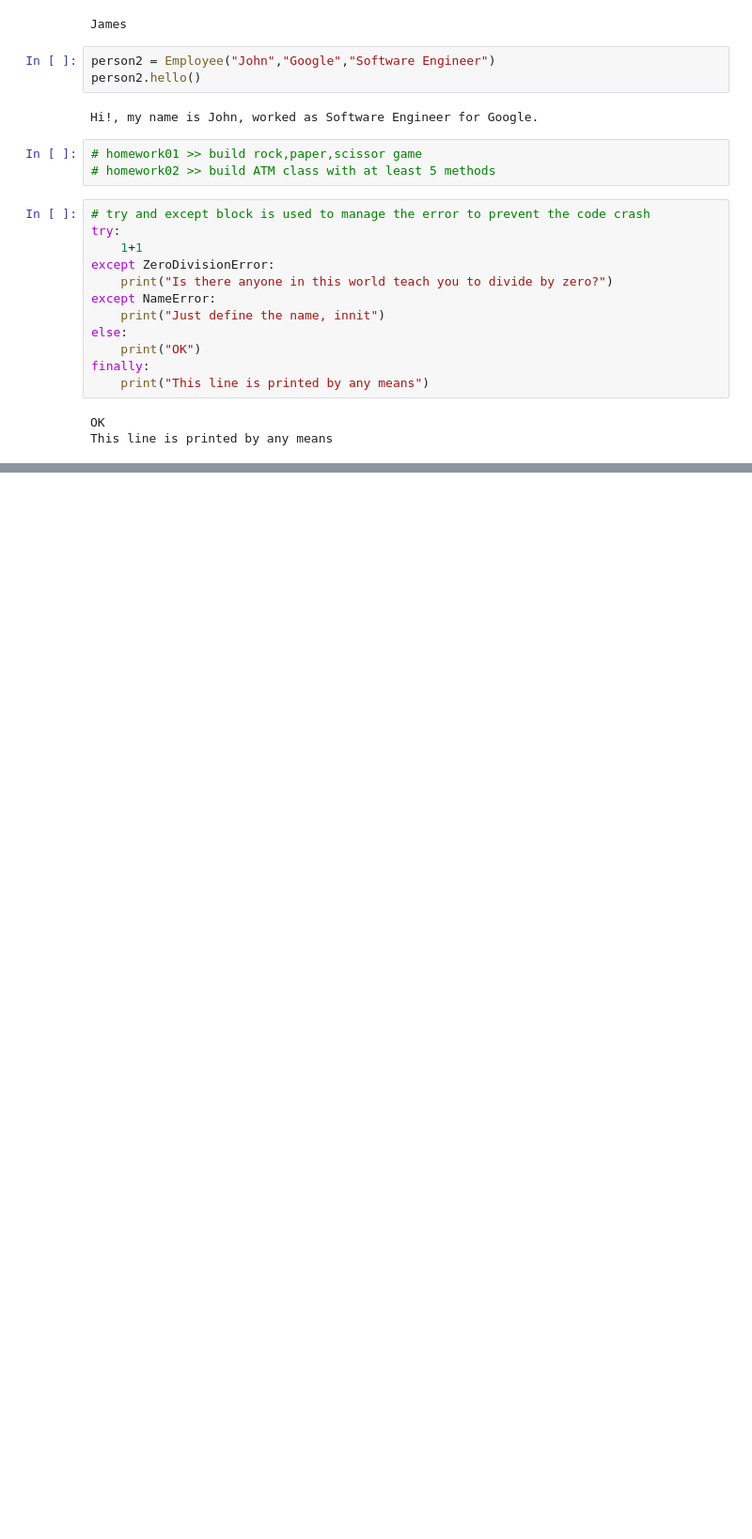
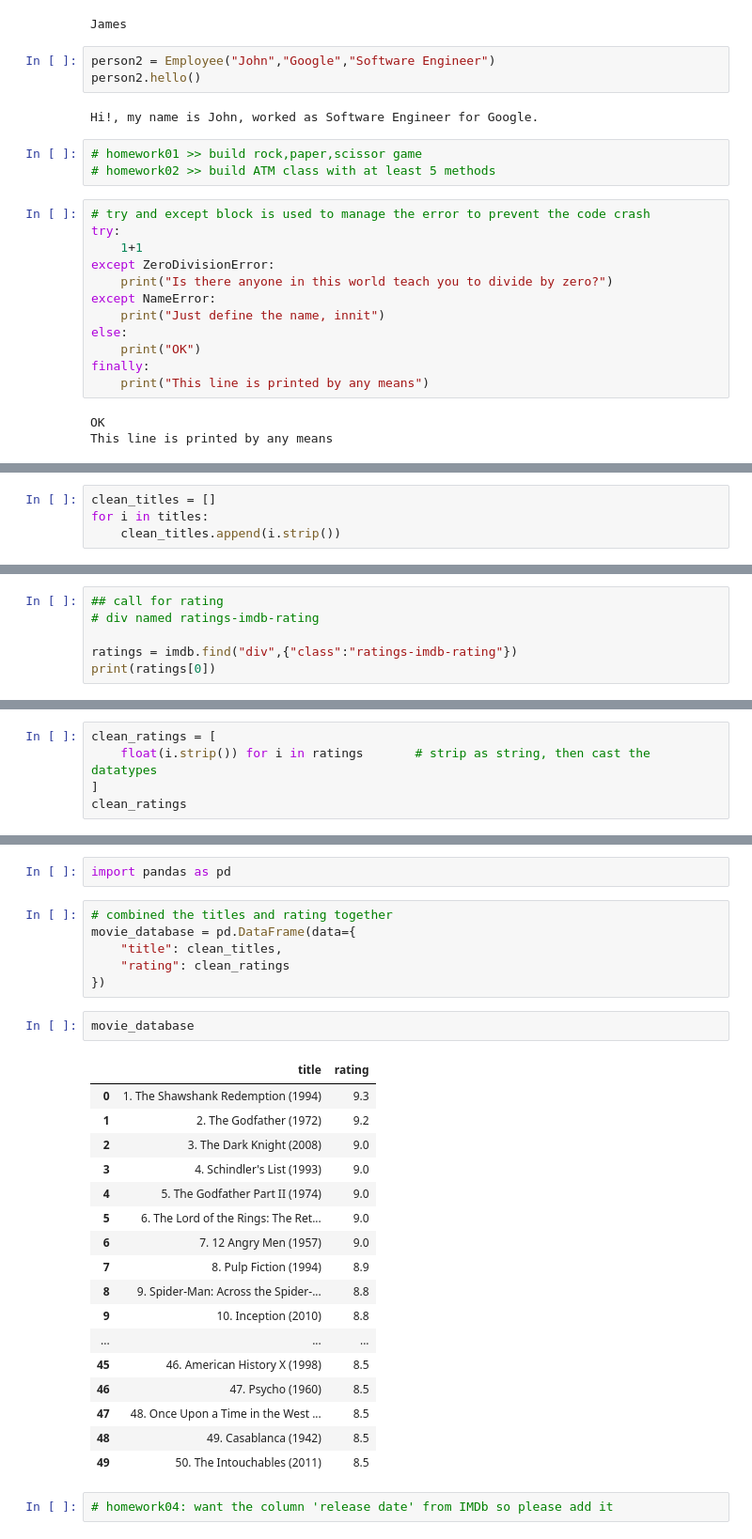
Before and after one commit to gamegtboyz/dtrk_python, a Jupyter notebook: nb_essentialpyfordataanalyst.ipynb, the cells around one changed output, grey strips where cells are left out. Shown at 94% size. Cells and saved outputs as stored; diff of their text form; blank space fills up the shorter version.

```diff
--- a/nb_essentialpyfordataanalyst.ipynb
+++ b/nb_essentialpyfordataanalyst.ipynb
@@ -215,0 +492,4 @@ This line is printed by any means
+# %%
+clean_titles = []
+for i in titles:
+    clean_titles.append(i.strip())
@@ -215,0 +541,6 @@ This line is printed by any means
+# %%
+## call for rating
+# div named ratings-imdb-rating
+
+ratings = imdb.find("div",{"class":"ratings-imdb-rating"})
+print(ratings[0])
@@ -215,0 +552,5 @@ This line is printed by any means
+# %%
+clean_ratings = [
+    float(i.strip()) for i in ratings       # strip as string, then cast the datatypes
+]
+clean_ratings
@@ -215,0 +575,30 @@ This line is printed by any means
+# %%
+import pandas as pd
+# %%
+# combined the titles and rating together
+movie_database = pd.DataFrame(data={
+    "title": clean_titles,
+    "rating": clean_ratings
+})
+# %%
+movie_database
+# %% [output]
+|  | title | rating |
+| 0 | 1. The Shawshank Redemption (1994) | 9.3 |
+| 1 | 2. The Godfather (1972) | 9.2 |
+| 2 | 3. The Dark Knight (2008) | 9.0 |
+| 3 | 4. Schindler's List (1993) | 9.0 |
+| 4 | 5. The Godfather Part II (1974) | 9.0 |
+| 5 | 6. The Lord of the Rings: The Ret... | 9.0 |
+| 6 | 7. 12 Angry Men (1957) | 9.0 |
+| 7 | 8. Pulp Fiction (1994) | 8.9 |
+| 8 | 9. Spider-Man: Across the Spider-... | 8.8 |
+| 9 | 10. Inception (2010) | 8.8 |
+| ... | ... | ... |
+| 45 | 46. American History X (1998) | 8.5 |
+| 46 | 47. Psycho (1960) | 8.5 |
+| 47 | 48. Once Upon a Time in the West ... | 8.5 |
+| 48 | 49. Casablanca (1942) | 8.5 |
+| 49 | 50. The Intouchables (2011) | 8.5 |
+# %%
+# homework04: want the column 'release date' from IMDb so please add it
```
Also changed, not shown: parts of 77 cells of this notebook, 9 other files.
